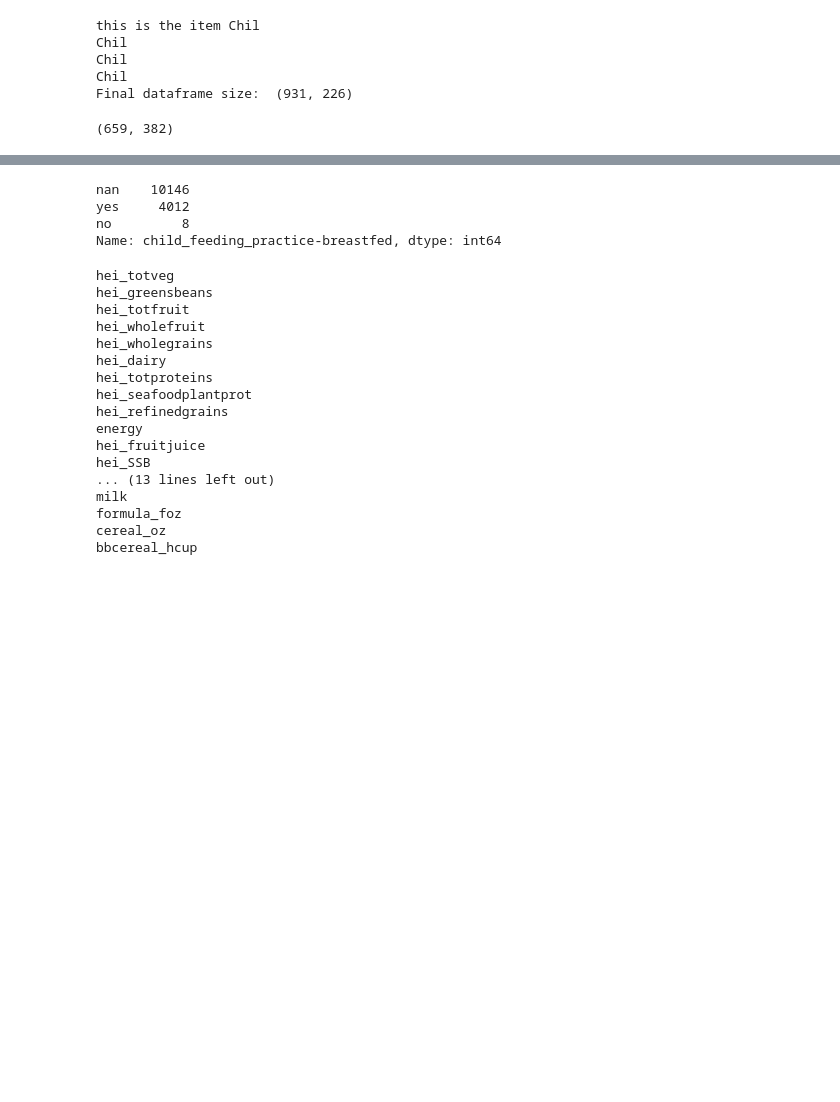
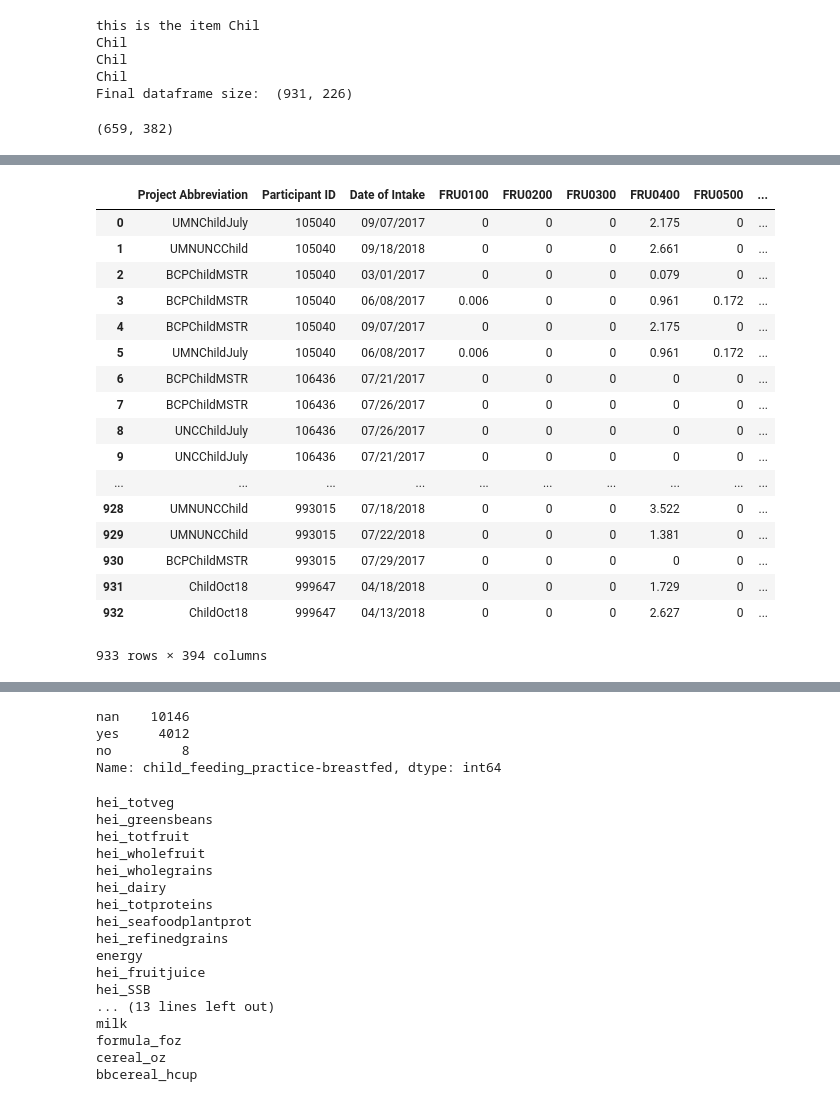
Before and after one commit to niblunc/BCP, a Jupyter notebook: HEI/HEI/BCP_DQI.ipynb, the cells around one changed output, grey strips where cells are left out. Drawn from its saved outputs; the diff is of its cells as text; code cells hidden in the pictures; blank space fills up the shorter version.

```diff
--- a/HEI/HEI/BCP_DQI.ipynb
+++ b/HEI/HEI/BCP_DQI.ipynb
@@ -281,0 +307,2 @@ df.shape
+# %%
+a=file_org(infile, arglist, important)
@@ -281,0 +330,39 @@ df.shape
+# %%
+def file_reader(arglist, file_dict):
+    for ki in arglist['OPTS']:
+        temp_list = []
+        print(ki)
+        for file in file_dict["set_04"]["%s"%ki]["files"]:
+            temp_df =  pd.read_csv(file, sep="\t", encoding='latin1')
+            temp_df=temp_df.drop([0])
+            for val in temp_df["Participant ID"]:
+                _id = str(val).lstrip("0").split("_")[0]
+                temp_df.replace(val, _id, inplace=True)
+            temp_list.append(temp_df)
+        dfm4_original = pd.concat(temp_list, ignore_index=True)
+        print("Final dataframe size: ", dfm4_original.shape)
+        dfm4_original = dfm4_original.sort_values(by="Participant ID")
+
+        for col in dfm4_original:
+            if dfm4_original[col].dtype == np.object_:
+                dfm4_original[col] = (dfm4_original[col].replace(',','.', regex=True))
+
+        temp_list = []
+        for file in file_dict["set_09"]["%s"%ki]["files"]:
+            temp_df = pd.read_csv(file,encoding='latin1', sep="\t")
+            temp_df=temp_df.drop([0])
+            for val in temp_df["Participant ID"]:
+                _id = str(val).strip("0").strip(".").split("_")[0]
+                temp_df.replace(val, _id, inplace=True)
+            temp_list.append(temp_df)
+        dfm9_original = pd.concat(temp_list, ignore_index=True)
+        dfm9_original = dfm9_original.sort_values(by="Participant ID")
+
+        concat_filepath = os.path.join(arglist['SAVE'],'%s_dataset4.csv'%(ki))
+        dfm4_original.to_csv(concat_filepath, index=False, sep=",", header=True)
+
+        concat_filepath = os.path.join(arglist['SAVE'],'%s_dataset9.csv'%(ki))
+        dfm9_original.to_csv(concat_filepath, index=False, sep=",", header=True)
+    return(dfm9_original, dfm4_original)
+# %%
+b,c=file_reader(arglist, a)
@@ -281,0 +393,23 @@ df.shape
+# %%
+mer = pd.merge(b,c, on=['Participant ID','Date of Intake','Project Abbreviation'])
+# %%
+mer
+# %% [output]
+|  | Project Abbreviation | Participant ID | Date of Intake | FRU0100 | FRU0200 | FRU0300 | FRU0400 | FRU0500 | ... |
+| 0 | UMNChildJuly | 105040 | 09/07/2017 | 0 | 0 | 0 | 2.175 | 0 | ... |
+| 1 | UMNUNCChild | 105040 | 09/18/2018 | 0 | 0 | 0 | 2.661 | 0 | ... |
+| 2 | BCPChildMSTR | 105040 | 03/01/2017 | 0 | 0 | 0 | 0.079 | 0 | ... |
+| 3 | BCPChildMSTR | 105040 | 06/08/2017 | 0.006 | 0 | 0 | 0.961 | 0.172 | ... |
+| 4 | BCPChildMSTR | 105040 | 09/07/2017 | 0 | 0 | 0 | 2.175 | 0 | ... |
+| 5 | UMNChildJuly | 105040 | 06/08/2017 | 0.006 | 0 | 0 | 0.961 | 0.172 | ... |
+| 6 | BCPChildMSTR | 106436 | 07/21/2017 | 0 | 0 | 0 | 0 | 0 | ... |
+| 7 | BCPChildMSTR | 106436 | 07/26/2017 | 0 | 0 | 0 | 0 | 0 | ... |
+| 8 | UNCChildJuly | 106436 | 07/26/2017 | 0 | 0 | 0 | 0 | 0 | ... |
+| 9 | UNCChildJuly | 106436 | 07/21/2017 | 0 | 0 | 0 | 0 | 0 | ... |
+| ... | ... | ... | ... | ... | ... | ... | ... | ... | ... |
+| 928 | UMNUNCChild | 993015 | 07/18/2018 | 0 | 0 | 0 | 3.522 | 0 | ... |
+| 929 | UMNUNCChild | 993015 | 07/22/2018 | 0 | 0 | 0 | 1.381 | 0 | ... |
+| 930 | BCPChildMSTR | 993015 | 07/29/2017 | 0 | 0 | 0 | 0 | 0 | ... |
+| 931 | ChildOct18 | 999647 | 04/18/2018 | 0 | 0 | 0 | 1.729 | 0 | ... |
+| 932 | ChildOct18 | 999647 | 04/13/2018 | 0 | 0 | 0 | 2.627 | 0 | ... |
+933 rows × 394 columns
```
Also changed, not shown: parts of 19 cells of this notebook.
